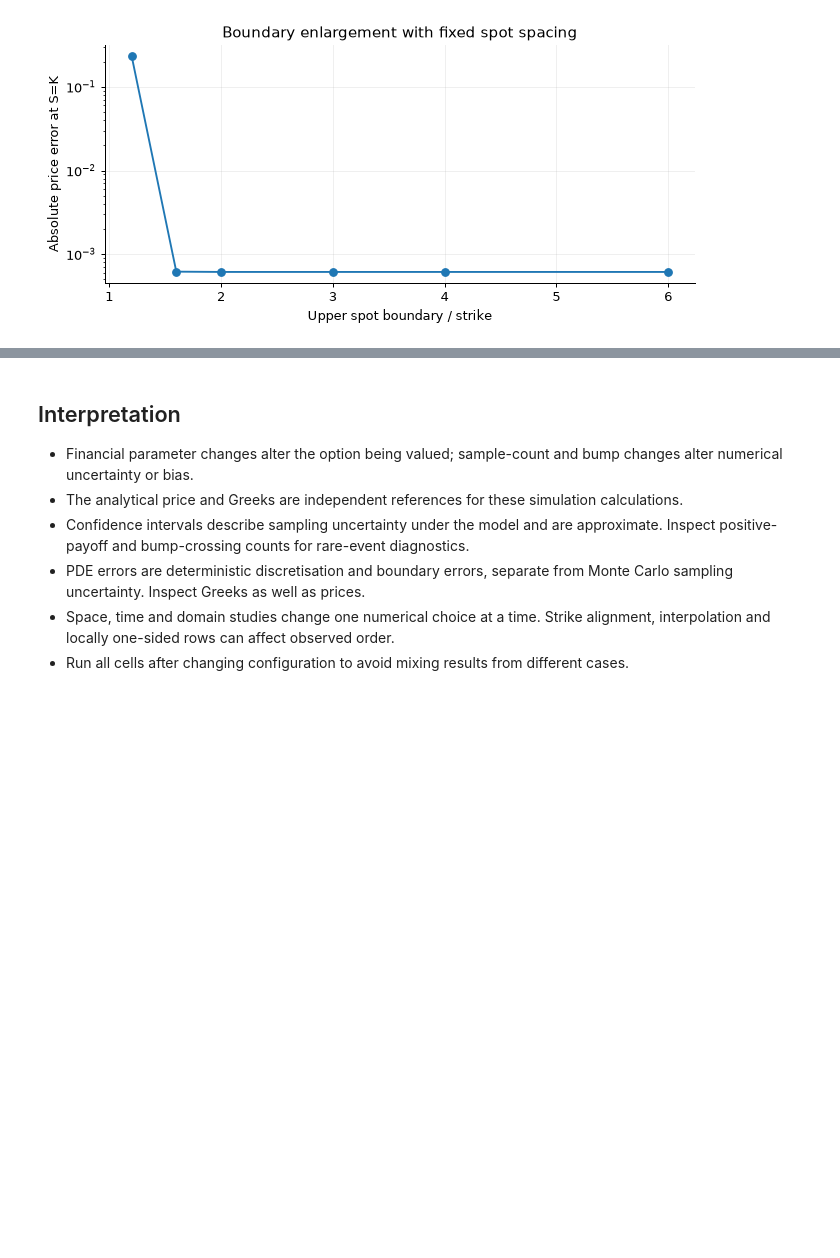
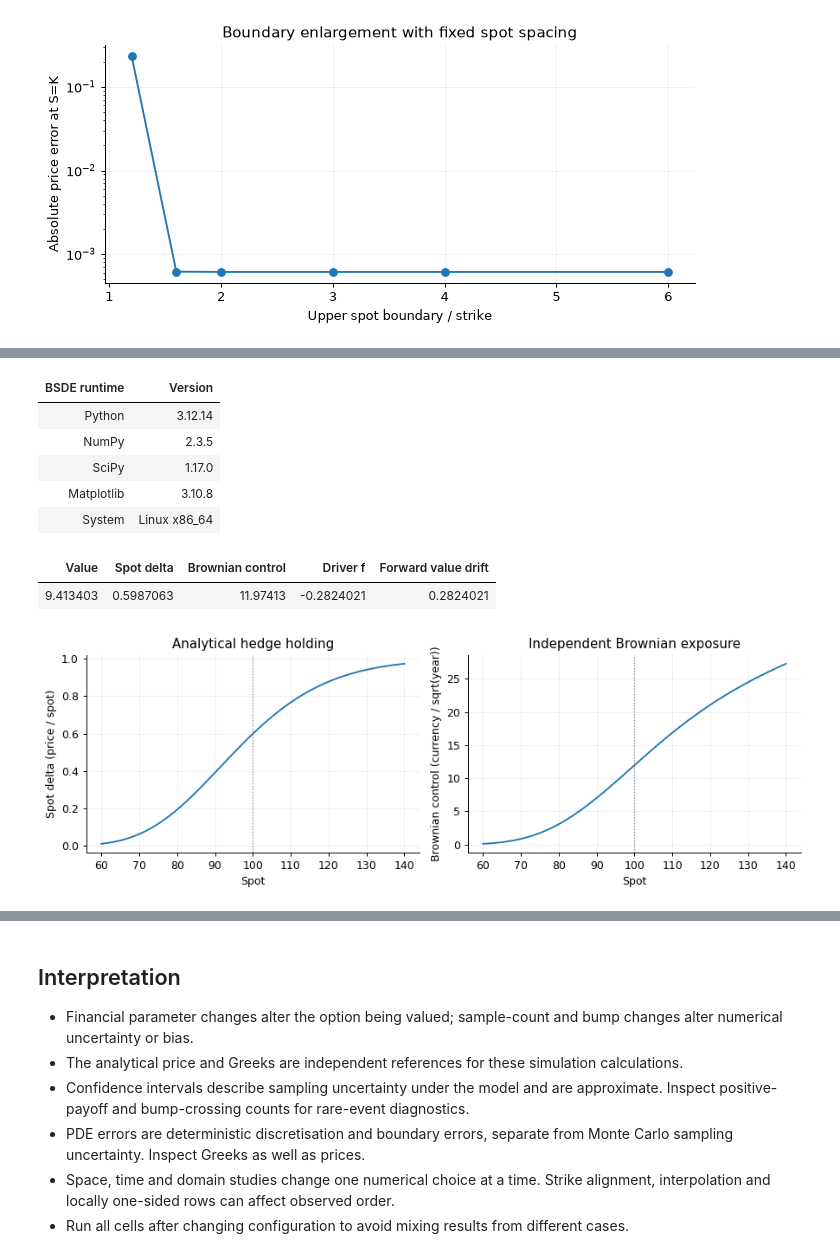
Before and after one commit to KVInator/deep-bsde-pricing, a Jupyter notebook: notebooks/01_classical_references.ipynb, the cells around one changed output, grey strips where cells are left out. Saved outputs shown, nothing was run; the diff lists cells and outputs as text; code cells hidden in the pictures; blank space fills up the shorter version.

```diff
--- a/notebooks/01_classical_references.ipynb
+++ b/notebooks/01_classical_references.ipynb
@@ -466,0 +477,37 @@ plt.show()
+# %%
+from bsde_pricing.bsde import PricingBSDE, AnalyticalBSDEDiagnostic
+
+bsde_problem = PricingBSDE(case.model, case.contract)
+bsde_curve_deltas = reference.call_delta_array(spot_grid[:, None])
+bsde_controls = bsde_problem.control(spot_grid[:, None], bsde_curve_deltas)[:, 0]
+table(["BSDE runtime", "Version"], [("Python", platform.python_version()),
+      ("NumPy", np.__version__), ("SciPy", scipy.__version__),
+      ("Matplotlib", matplotlib.__version__),
+      ("System", f"{platform.system()} {platform.machine()}")])
+table(["Value", "Spot delta", "Brownian control", "Driver f", "Forward value drift"],
+      [(base.call_price, base.call_delta,
+        float(bsde_problem.control([spot], [base.call_delta])[0]),
+        float(bsde_problem.driver(base.call_price)),
+        -float(bsde_problem.driver(base.call_price)))])
+fig, axes = plt.subplots(1, 2, figsize=(10, 3.5))
+axes[0].plot(spot_grid, bsde_curve_deltas[:, 0])
+axes[0].set_ylabel("Spot delta (price / spot)")
+axes[0].set_title("Analytical hedge holding")
+axes[1].plot(spot_grid, bsde_controls)
+axes[1].set_ylabel("Brownian control (currency / sqrt(year))")
+axes[1].set_title("Independent Brownian exposure")
+for ax in axes:
+    ax.axvline(spot, color="grey", linestyle=":", linewidth=1)
+    ax.set_xlabel("Spot")
+fig.tight_layout()
+plt.show()
+# %% [output]
+| BSDE runtime | Version |
+| Python | 3.12.14 |
+| NumPy | 2.3.5 |
+| SciPy | 1.17.0 |
+| Matplotlib | 3.10.8 |
+| System | Linux x86_64 |
+| Value | Spot delta | Brownian control | Driver f | Forward value drift |
+| 9.413403 | 0.5987063 | 11.97413 | -0.2824021 | 0.2824021 |
+[figure, added]
```
Also changed, not shown: parts of 4 cells of this notebook, 6 other files.
